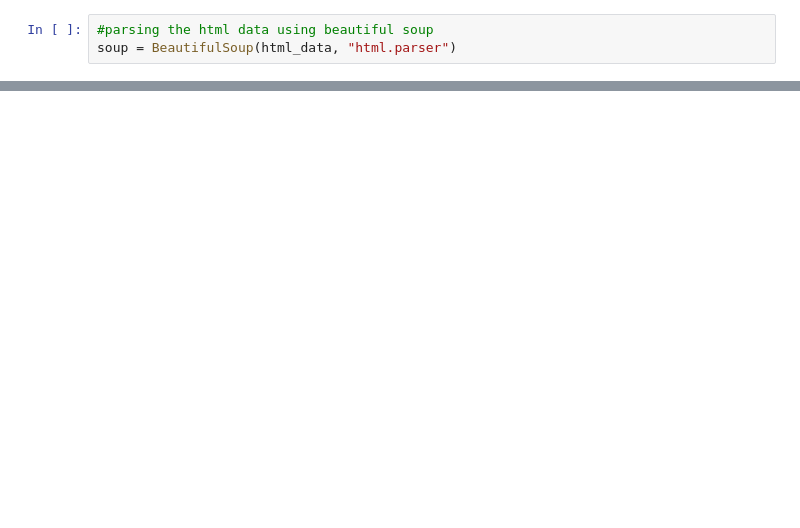
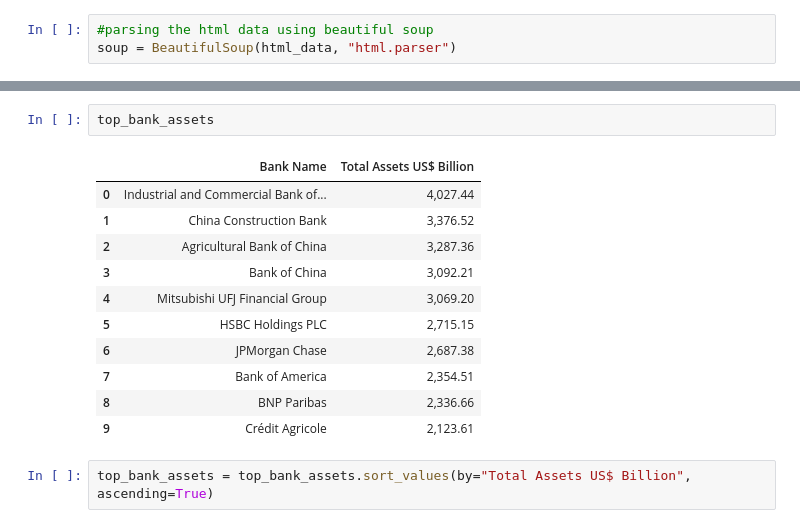
Before and after one commit to katrina-maestro/BanKWebscraping, a Jupyter notebook: Bank Webscraping.ipynb, the cells around one changed output, grey strips where cells are left out. Cells and saved outputs as stored; diff of their text form; blank space fills up the shorter version.

```diff
--- a/Bank Webscraping.ipynb
+++ b/Bank Webscraping.ipynb
@@ -74,0 +76,16 @@ bank_market_cap= data.to_json()
+# %%
+top_bank_assets
+# %% [output]
+|  | Bank Name | Total Assets US$ Billion |
+| 0 | Industrial and Commercial Bank of... | 4,027.44 |
+| 1 | China Construction Bank | 3,376.52 |
+| 2 | Agricultural Bank of China | 3,287.36 |
+| 3 | Bank of China | 3,092.21 |
+| 4 | Mitsubishi UFJ Financial Group | 3,069.20 |
+| 5 | HSBC Holdings PLC | 2,715.15 |
+| 6 | JPMorgan Chase | 2,687.38 |
+| 7 | Bank of America | 2,354.51 |
+| 8 | BNP Paribas | 2,336.66 |
+| 9 | Crédit Agricole | 2,123.61 |
+# %%
+top_bank_assets = top_bank_assets.sort_values(by="Total Assets US$ Billion", ascending=True)
```
Also changed, not shown: parts of 13 cells of this notebook.
